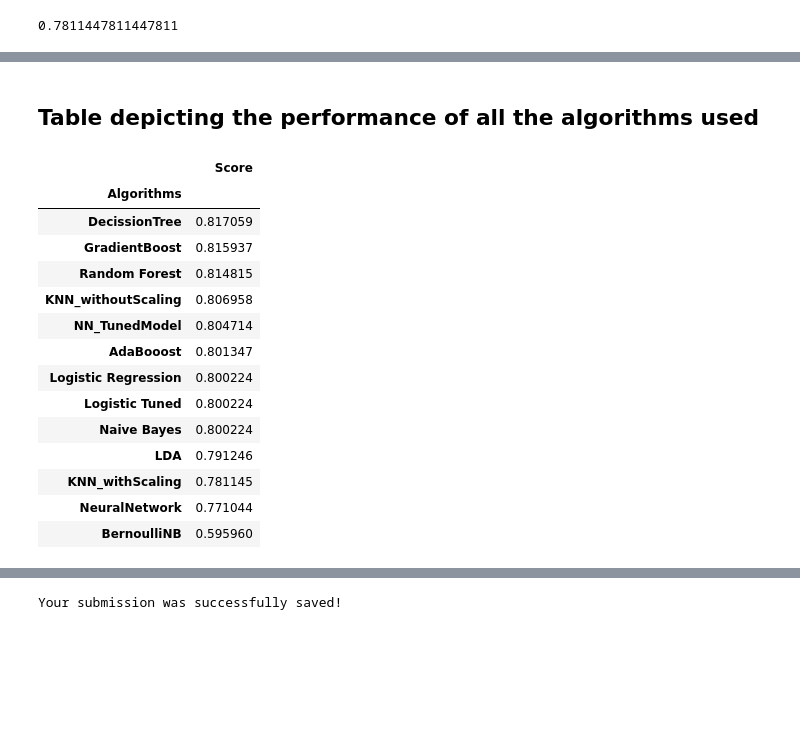
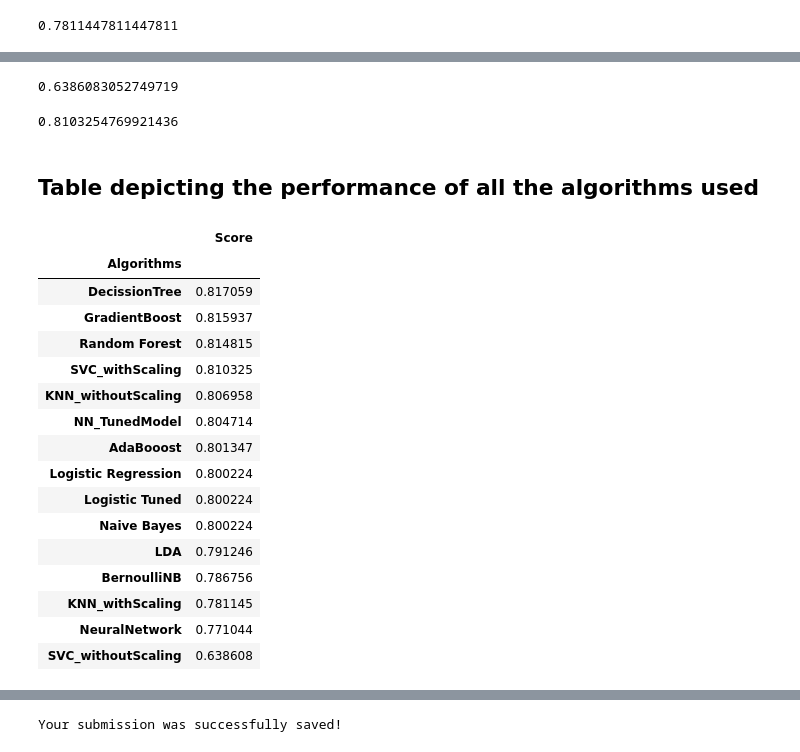
Before and after one commit to Nikhilreddy1/Titanic-passengers-survival-prediction, a Jupyter notebook: Titanic.ipynb, the cells around one changed output, grey strips where cells are left out. Cells and saved outputs as stored; diff of their text form; code cells hidden in the pictures; blank space fills up the shorter version.

```diff
--- a/Titanic.ipynb
+++ b/Titanic.ipynb
@@ -992,0 +998,16 @@ KNN_score_withScaling
+# %%
+#Applying non scaled data
+svc_nonscaled = SVC()
+svc_nonscaled.fit(X_train,y_train)
+svc_nonscaled_score = svc_model.score(X_train,y_train)
+svc_nonscaled_score
+# %% [output]
+0.6386083052749719
+# %%
+#Applying scaled data
+svc_scaled = SVC()
+svc_scaled.fit(X_train_scaled,y_train)
+svc_scaled_score = svc_scaled.score(X_train_scaled,y_train)
+svc_scaled_score
+# %% [output]
+0.8103254769921436
@@ -993,16 +1016,17 @@ KNN_score_withScaling
 # %% [markdown]
 ## Table depicting the performance of all the algorithms used
 # %%
-score=[rf_score,nn_score,nn_bestgrid,dt_score,log_score,log_bestgrid,ada_score,GB_score,lda_score,NB_score,KNN_score_withoutScaling,KNN_score_withScaling,Ber_score]
-finaldf=pd.DataFrame(score,index=['Random Forest','NeuralNetwork','NN_TunedModel','DecissionTree','Logistic Regression','Logistic Tuned','AdaBooost','GradientBoost','LDA','Naive Bayes','KNN_withoutScaling','KNN_withScaling','BernoulliNB'],columns=['Score'])
+score=[rf_score,nn_score,nn_bestgrid,dt_score,log_score,log_bestgrid,ada_score,GB_score,lda_score,NB_score,KNN_score_withoutScaling,KNN_score_withScaling,Ber_score,svc_nonscaled_score,svc_scaled_score]
+finaldf=pd.DataFrame(score,index=['Random Forest','NeuralNetwork','NN_TunedModel','DecissionTree','Logistic Regression','Logistic Tuned','AdaBooost','GradientBoost','LDA','Naive Bayes','KNN_withoutScaling','KNN_withScaling','BernoulliNB','SVC_withoutScaling','SVC_withScaling'],columns=['Score'])
 finaldf=finaldf.rename_axis(index="Algorithms")
 finaldf.sort_values('Score',ascending=False)
 # %% [output]
 |  | Score |
 | Algorithms |  |
 | DecissionTree | 0.817059 |
 | GradientBoost | 0.815937 |
 | Random Forest | 0.814815 |
+| SVC_withScaling | 0.810325 |
 | KNN_withoutScaling | 0.806958 |
 | NN_TunedModel | 0.804714 |
 | AdaBooost | 0.801347 |
@@ -1010,9 +1034,10 @@ finaldf.sort_values('Score',ascending=False)
 | Logistic Tuned | 0.800224 |
 | Naive Bayes | 0.800224 |
 | LDA | 0.791246 |
+| BernoulliNB | 0.786756 |
 | KNN_withScaling | 0.781145 |
 | NeuralNetwork | 0.771044 |
-| BernoulliNB | 0.595960 |
+| SVC_withoutScaling | 0.638608 |
 # %%
 df3.info()
 # %% [output]
```
Also changed, not shown: parts of 7 cells of this notebook.
